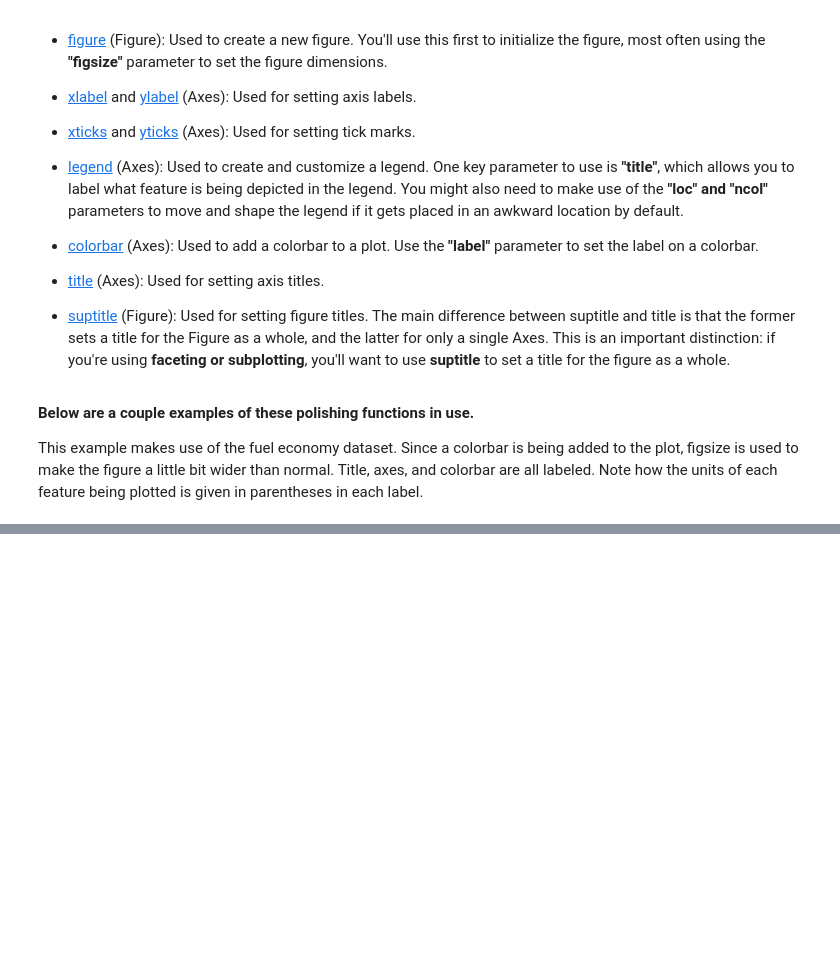
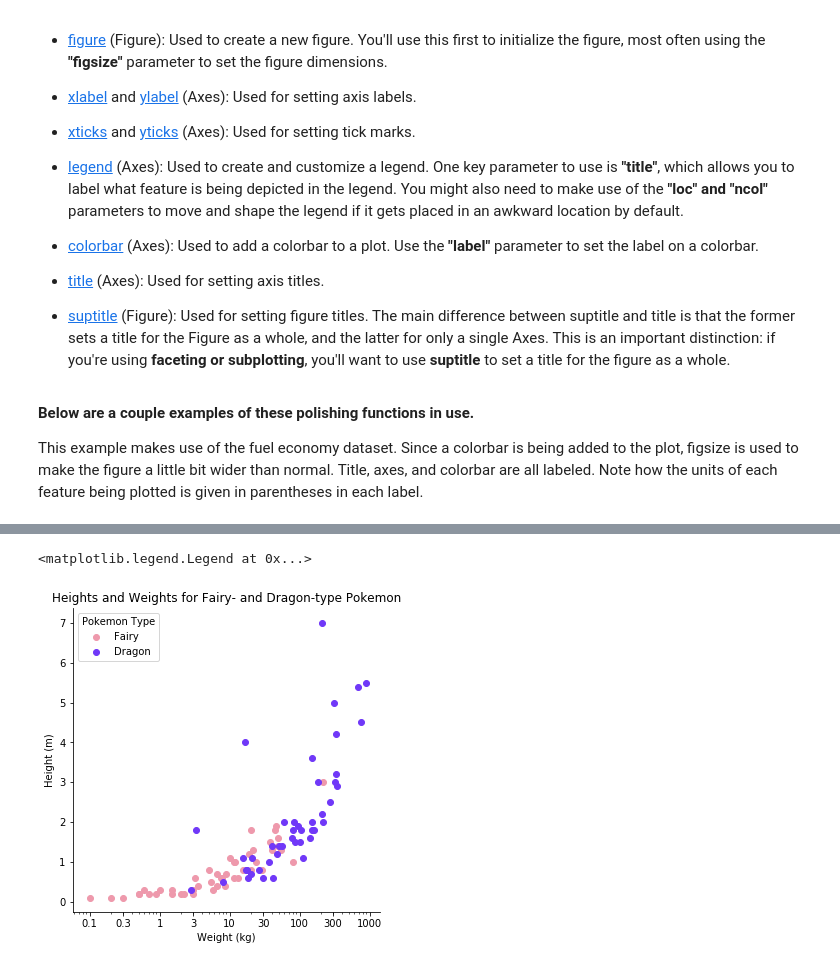
Before and after one commit to A2Amir/Data-Visualization-in-Data-Science-Process, a Jupyter notebook: Code/Polishing Plots.ipynb, the cells around one changed output, grey strips where cells are left out. Cells and saved outputs as stored; diff of their text form; code cells hidden in the pictures; blank space fills up the shorter version.

```diff
--- a/Code/Polishing Plots.ipynb
+++ b/Code/Polishing Plots.ipynb
@@ -78,0 +86,28 @@ plt.title(''Fuel Efficiency and CO2 Output by Engine Size')
+# %%
+pokemon = pd.read_csv('../Code/pokemon.csv')
+
+type_cols = ['type_1','type_2']
+non_type_cols = pokemon.columns.difference(type_cols)
+pkmn_types = pokemon.melt(id_vars = non_type_cols, value_vars = type_cols,
+                              var_name = 'type_level', value_name = 'type').dropna()
+pokemon_sub = pkmn_types.loc[pkmn_types['type'].isin(['fairy','dragon'])]
+# %%
+# set up a dictionary to map types to colors
+type_colors = {'fairy': '#ee99ac', 'dragon': '#7038f8'}
+
+# plotting
+g = sb.FacetGrid(data = pokemon_sub, hue = 'type', size = 5,
+                     palette = type_colors)
+g.map(plt.scatter, 'weight','height')
+g.set(xscale = 'log') # need to set scaling before customizing ticks
+x_ticks = [0.1, 0.3, 1, 3, 10, 30, 100, 300, 1000]
+g.set(xticks = x_ticks, xticklabels = x_ticks)
+
+# add labels and titles
+g.set_xlabels('Weight (kg)')
+g.set_ylabels('Height (m)')
+plt.title('Heights and Weights for Fairy- and Dragon-type Pokemon')
+plt.legend(['Fairy', 'Dragon'], title = 'Pokemon Type')
+# %% [output]
+<matplotlib.legend.Legend at 0x...>
+[figure, added]
```
Also changed, not shown: parts of 3 cells of this notebook.
